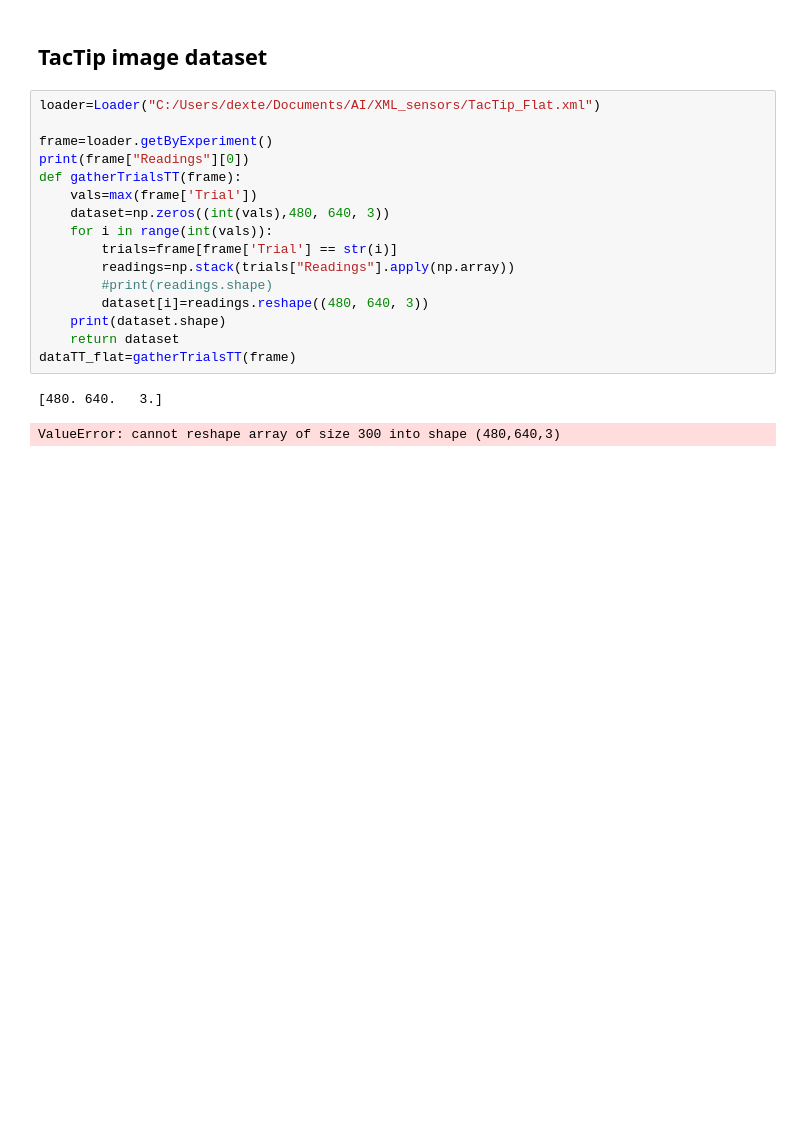
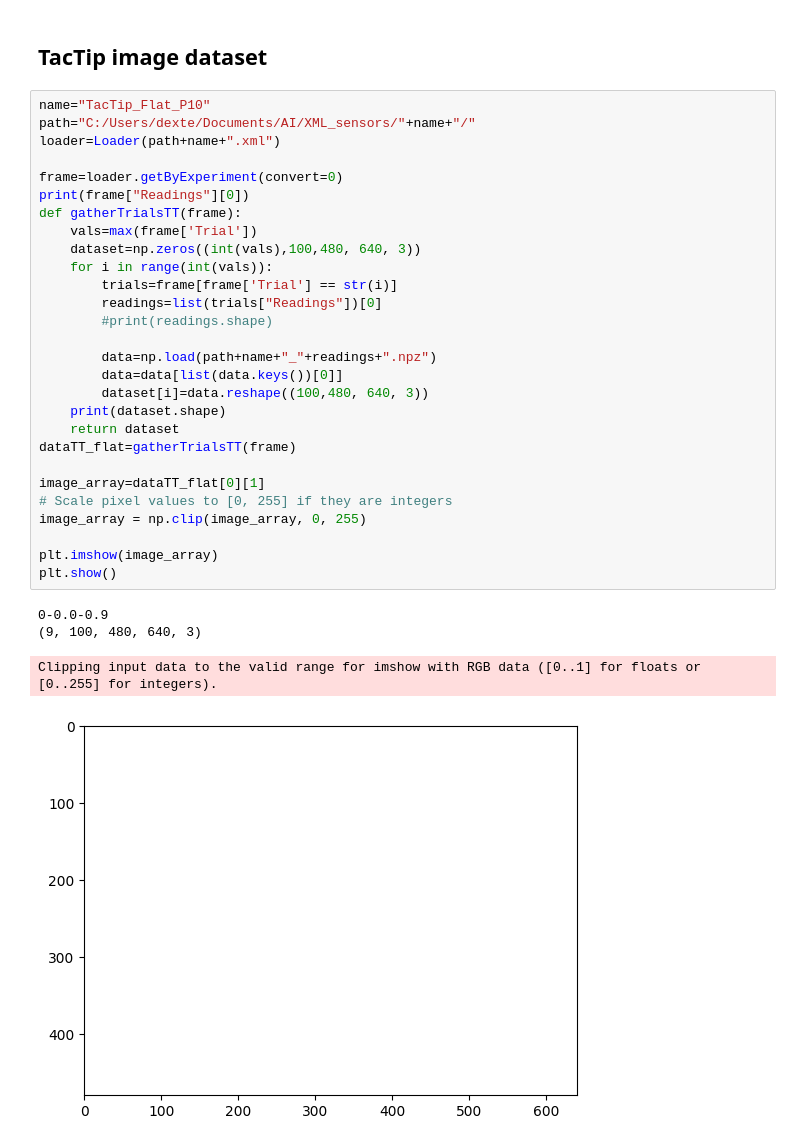
Before and after one commit to shepai/Rig-controller, a Jupyter notebook: Code/DataLogger/vis.ipynb, the cells around one changed output. Saved outputs shown, nothing was run; the diff lists cells and outputs as text; blank space fills up the shorter version.

```diff
--- a/Code/DataLogger/vis.ipynb
+++ b/Code/DataLogger/vis.ipynb
@@ -151,21 +151,35 @@ plt.show()
 # %% [markdown]
 ## TacTip image dataset
 # %%
-loader=Loader("C:/Users/dexte/Documents/AI/XML_sensors/TacTip_Flat.xml")
+name="TacTip_Flat_P10"
+path="C:/Users/dexte/Documents/AI/XML_sensors/"+name+"/"
+loader=Loader(path+name+".xml")
 
-frame=loader.getByExperiment()
+frame=loader.getByExperiment(convert=0)
 print(frame["Readings"][0])
 def gatherTrialsTT(frame):
     vals=max(frame['Trial'])
-    dataset=np.zeros((int(vals),480, 640, 3))
+    dataset=np.zeros((int(vals),100,480, 640, 3))
     for i in range(int(vals)):
         trials=frame[frame['Trial'] == str(i)]
-        readings=np.stack(trials["Readings"].apply(np.array))
+        readings=list(trials["Readings"])[0]
         #print(readings.shape)
-        dataset[i]=readings.reshape((480, 640, 3))
+
+        data=np.load(path+name+"_"+readings+".npz")
+        data=data[list(data.keys())[0]]
+        dataset[i]=data.reshape((100,480, 640, 3))
     print(dataset.shape)
     return dataset
 dataTT_flat=gatherTrialsTT(frame)
+
+image_array=dataTT_flat[0][1]
+# Scale pixel values to [0, 255] if they are integers
+image_array = np.clip(image_array, 0, 255)
+
+plt.imshow(image_array)
+plt.show()
 # %% [output]
-[480. 640.   3.]
+0-0.0-0.9
+(9, 100, 480, 640, 3)
-ValueError: cannot reshape array of size 300 into shape (480,640,3)
+Clipping input data to the valid range for imshow with RGB data ([0..1] for floats or [0..255] for integers).
+[figure, added]
```
Also changed, not shown: parts of 1 cell of this notebook.
